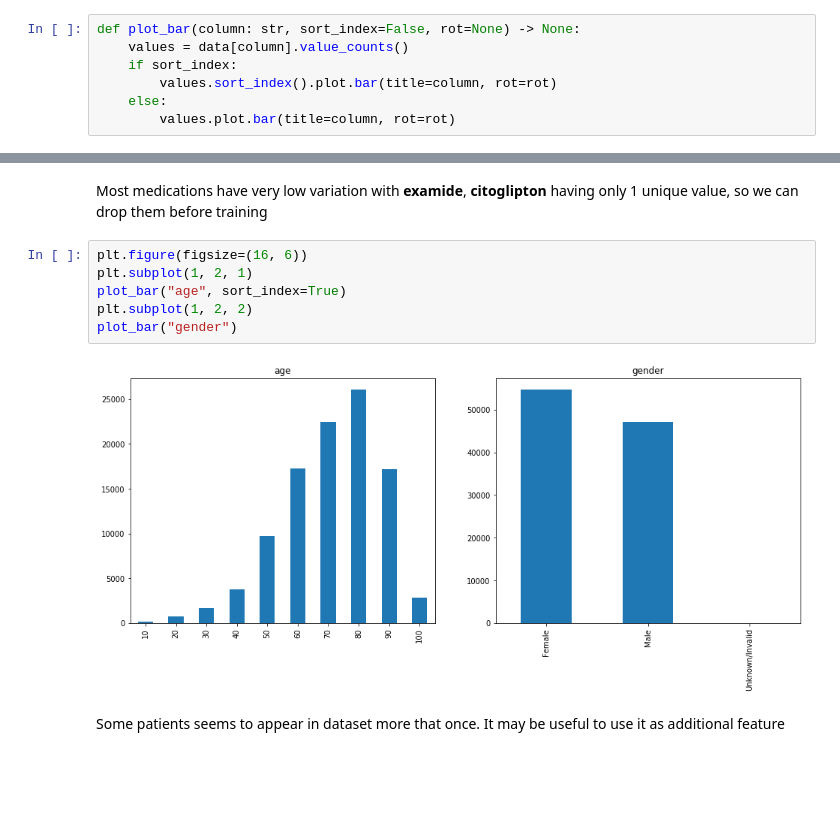
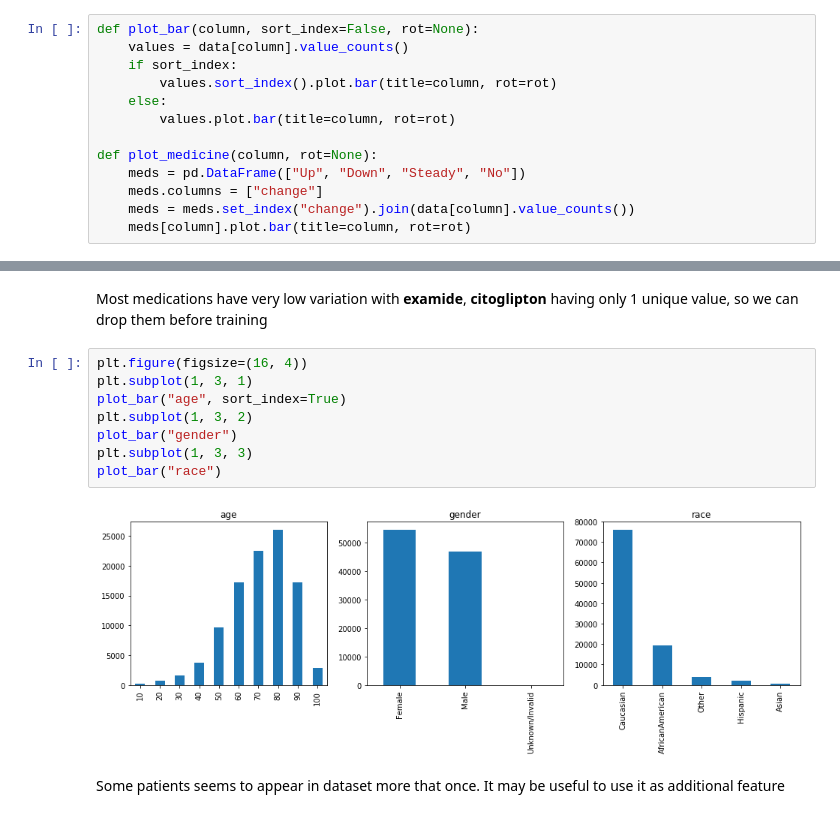
Before and after one commit to tu-artem/diabetes, a Jupyter notebook: notebooks/exploratory_data_analysis.ipynb, the cells around one changed output, grey strips where cells are left out. Drawn from its saved outputs; the diff is of its cells as text; blank space fills up the shorter version.

```diff
--- a/notebooks/exploratory_data_analysis.ipynb
+++ b/notebooks/exploratory_data_analysis.ipynb
@@ -163,12 +206,18 @@ data.describe(include=["object"])
 | top | Caucasian | Female | [75-100) | NA | NA | 428 | 276 | 250 | None | ... |
 | freq | 76099 | 54708 | 1336 | 40256 | 49949 | 6862 | 6752 | 11555 | 96420 | ... |
 # %%
-def plot_bar(column: str, sort_index=False, rot=None) -> None:
+def plot_bar(column, sort_index=False, rot=None):
     values = data[column].value_counts()
     if sort_index:
         values.sort_index().plot.bar(title=column, rot=rot)
     else:
         values.plot.bar(title=column, rot=rot)
+
+def plot_medicine(column, rot=None):
+    meds = pd.DataFrame(["Up", "Down", "Steady", "No"])
+    meds.columns = ["change"]
+    meds = meds.set_index("change").join(data[column].value_counts())
+    meds[column].plot.bar(title=column, rot=rot)
 # %% [markdown]
 Let's see distributions of medications related variables
 # %%
@@ -183,13 +240,15 @@ for ix, column in enumerate(medicine):
 # %% [markdown]
 Most medications have very low variation with **examide**, **citoglipton** having only 1 unique value, so we can drop them before training
 # %%
-plt.figure(figsize=(16, 6))
-plt.subplot(1, 2, 1)
+plt.figure(figsize=(16, 4))
+plt.subplot(1, 3, 1)
 plot_bar("age", sort_index=True)
-plt.subplot(1, 2, 2)
+plt.subplot(1, 3, 2)
 plot_bar("gender")
+plt.subplot(1, 3, 3)
+plot_bar("race")
 # %% [output]
-[figure, old version]
+[figure, new version]
 # %% [markdown]
 Some patients seems to appear in dataset more that once. It may be useful to use it as additional feature
 # %%
```
Also changed, not shown: parts of 15 cells of this notebook, 2 other files.
